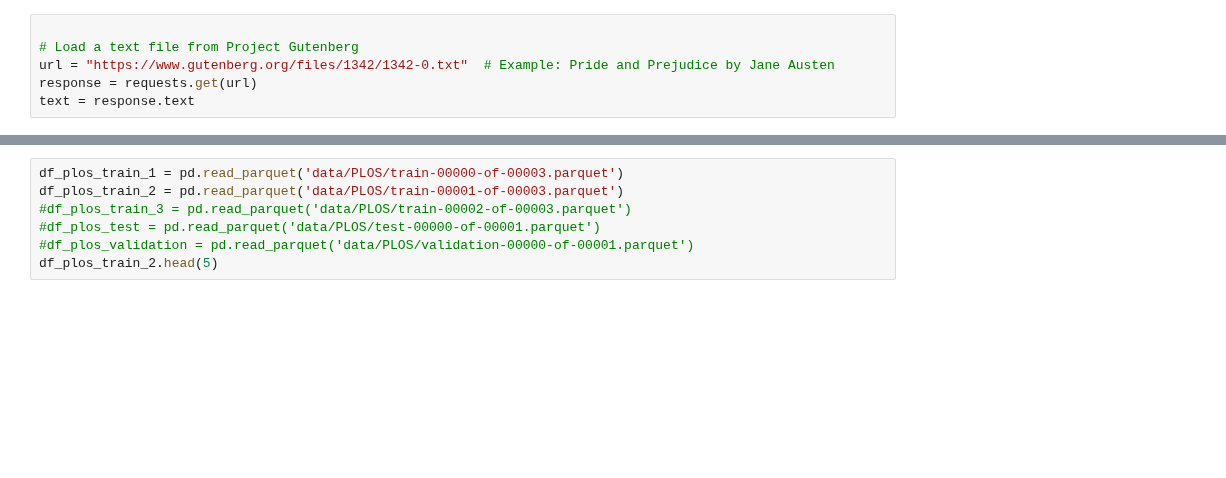
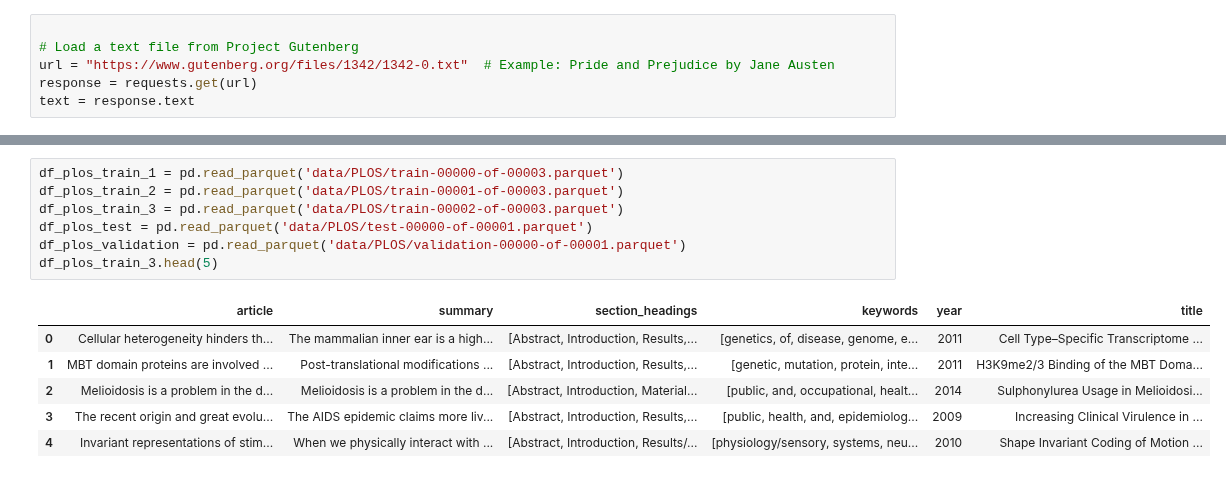
Before and after one commit to michael-pollack/573Project, a Jupyter notebook: project.ipynb, the cells around one changed output, grey strips where cells are left out. Saved outputs shown, nothing was run; the diff lists cells and outputs as text; blank space fills up the shorter version.

```diff
--- a/project.ipynb
+++ b/project.ipynb
@@ -119,7 +117,14 @@ Error:
 # %%
 df_plos_train_1 = pd.read_parquet('data/PLOS/train-00000-of-00003.parquet')
 df_plos_train_2 = pd.read_parquet('data/PLOS/train-00001-of-00003.parquet')
-#df_plos_train_3 = pd.read_parquet('data/PLOS/train-00002-of-00003.parquet')
-#df_plos_test = pd.read_parquet('data/PLOS/test-00000-of-00001.parquet')
-#df_plos_validation = pd.read_parquet('data/PLOS/validation-00000-of-00001.parquet')
-df_plos_train_2.head(5)
+df_plos_train_3 = pd.read_parquet('data/PLOS/train-00002-of-00003.parquet')
+df_plos_test = pd.read_parquet('data/PLOS/test-00000-of-00001.parquet')
+df_plos_validation = pd.read_parquet('data/PLOS/validation-00000-of-00001.parquet')
+df_plos_train_3.head(5)
+# %% [output]
+|  | article | summary | section_headings | keywords | year | title |
+| 0 | Cellular heterogeneity hinders th... | The mammalian inner ear is a high... | [Abstract, Introduction, Results,... | [genetics, of, disease, genome, e... | 2011 | Cell Type–Specific Transcriptome ... |
+| 1 | MBT domain proteins are involved ... | Post-translational modifications ... | [Abstract, Introduction, Results,... | [genetic, mutation, protein, inte... | 2011 | H3K9me2/3 Binding of the MBT Doma... |
+| 2 | Melioidosis is a problem in the d... | Melioidosis is a problem in the d... | [Abstract, Introduction, Material... | [public, and, occupational, healt... | 2014 | Sulphonylurea Usage in Melioidosi... |
+| 3 | The recent origin and great evolu... | The AIDS epidemic claims more liv... | [Abstract, Introduction, Results,... | [public, health, and, epidemiolog... | 2009 | Increasing Clinical Virulence in ... |
+| 4 | Invariant representations of stim... | When we physically interact with ... | [Abstract, Introduction, Results/... | [physiology/sensory, systems, neu... | 2010 | Shape Invariant Coding of Motion ... |
```
Also changed, not shown: parts of 4 cells of this notebook.
